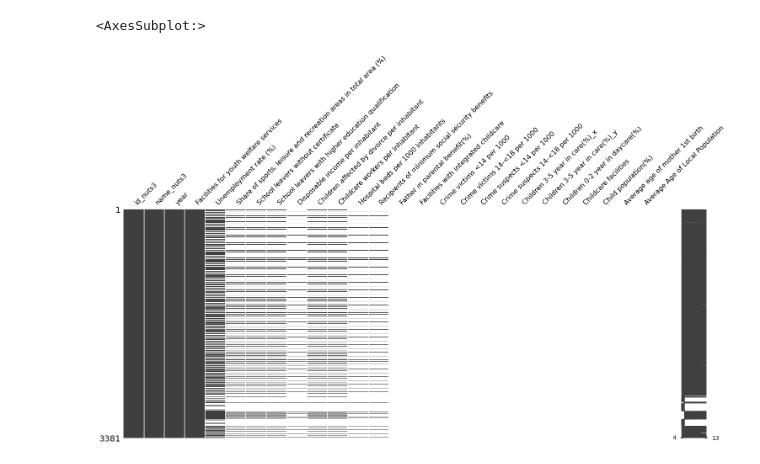
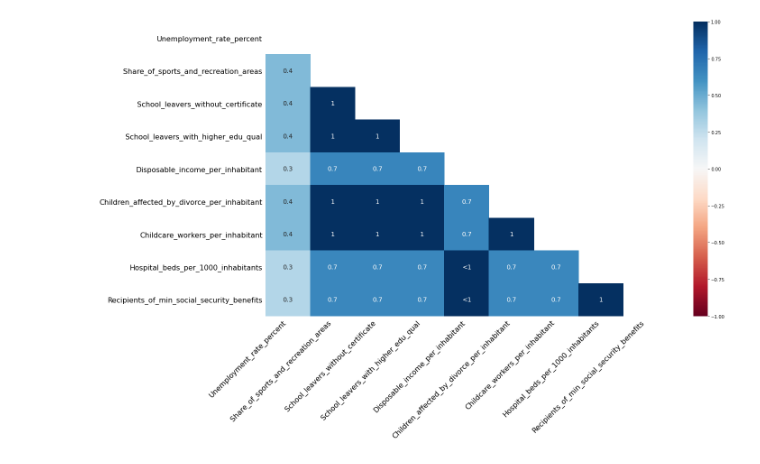
Before and after one commit to CorrelAid/hh-correlaidx-challenge, a Jupyter notebook: Childwellbeing_Germany_Statistics.ipynb, the cells around one changed output. Cells and saved outputs as stored; diff of their text form; code cells hidden in the pictures.

```diff
--- a/Childwellbeing_Germany_Statistics.ipynb
+++ b/Childwellbeing_Germany_Statistics.ipynb
@@ -481,5 +734,4 @@ import missingno as msno
 # %%
-msno.matrix(childwellbeing)
+msno.heatmap(childwellbeing);
 # %% [output]
-<AxesSubplot:>
-[figure, old version]
+[figure, new version]
```
Also changed, not shown: parts of 160 cells of this notebook.
